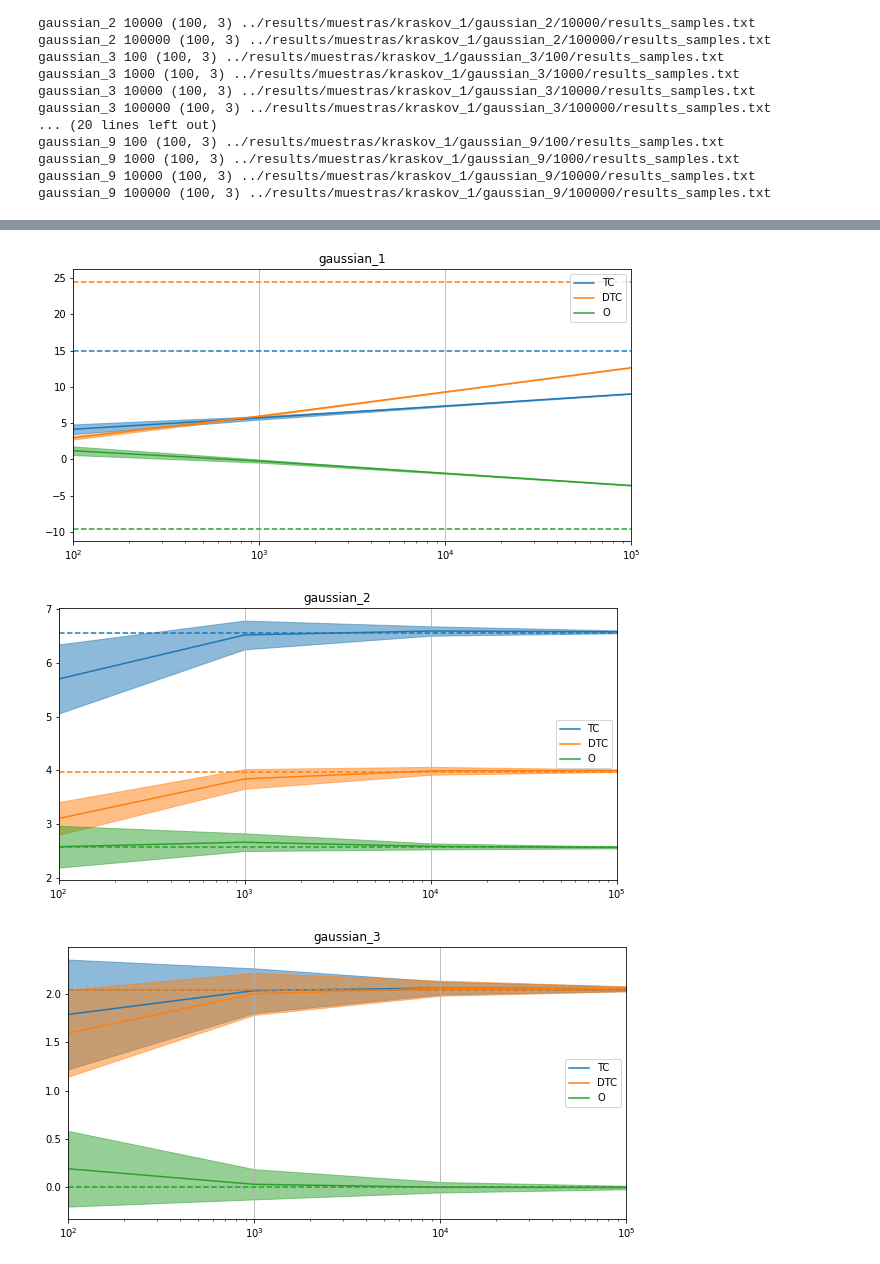
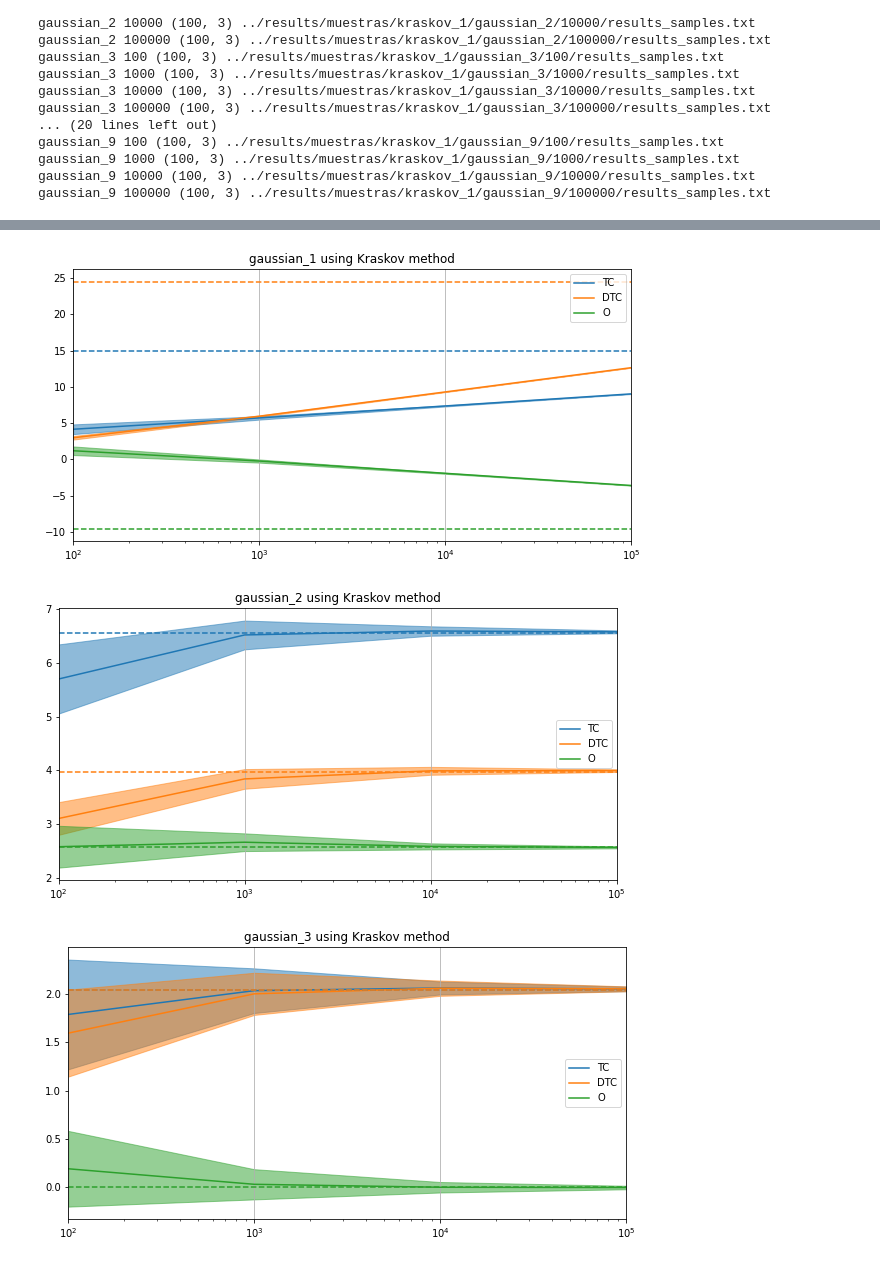
Before and after one commit to cjotade/whole-brain, a Jupyter notebook: src/display_results.ipynb, the cells around one changed output, grey strips where cells are left out. Saved outputs shown, nothing was run; the diff lists cells and outputs as text; code cells hidden in the pictures.

```diff
--- a/src/display_results.ipynb
+++ b/src/display_results.ipynb
@@ -111,0 +45,3 @@ index = {
+# %%
+with open("../data/muestras/index.json", "r") as f:
+    index = json.load(f)
@@ -112,22 +68,22 @@ index = {
 # %%
 metrics_plot = ["TC", "DTC", "O"]
 for gaussian_i in sorted(os.listdir(results_folder)):
     try:
         fig, ax = plt.subplots(figsize=(10,5))
         mean = pd.DataFrame(gaussian_results[gaussian_i]["mean"], columns=["TC", "DTC", "O"], index=[100, 1000, 10000, 100000])
         std = pd.DataFrame(gaussian_results[gaussian_i]["std"], columns=["TC", "DTC", "O"], index=[100, 1000, 10000, 100000])
         mean[metrics_plot].plot(ax=ax)
         for i, metric_plot in enumerate(metrics_plot):
             ax.fill_between(mean.index, mean[metric_plot]-3*std[metric_plot], mean[metric_plot]+3*std[metric_plot], color=f"C{i}", alpha=0.5)
             ax.axhline(y=index[gaussian_i][metric_plot], color=f'C{i}', linestyle='--')
-        plt.title(gaussian_i)
+        plt.title(f"{gaussian_i} using Kraskov method")
         ax.set_xscale('log')
         plt.xlim(10**2, 10**5)
         plt.grid(axis="x")
         #fig.savefig(f"../results/plots/{metrics_plot}_{gaussian_i}.png")
     except:
         pass
 # %% [output]
-[figure, old version]
+[figure, new version]
-[figure, old version]
+[figure, new version]
-[figure, old version]
+[figure, new version]
```
Also changed, not shown: parts of 7 cells of this notebook.
